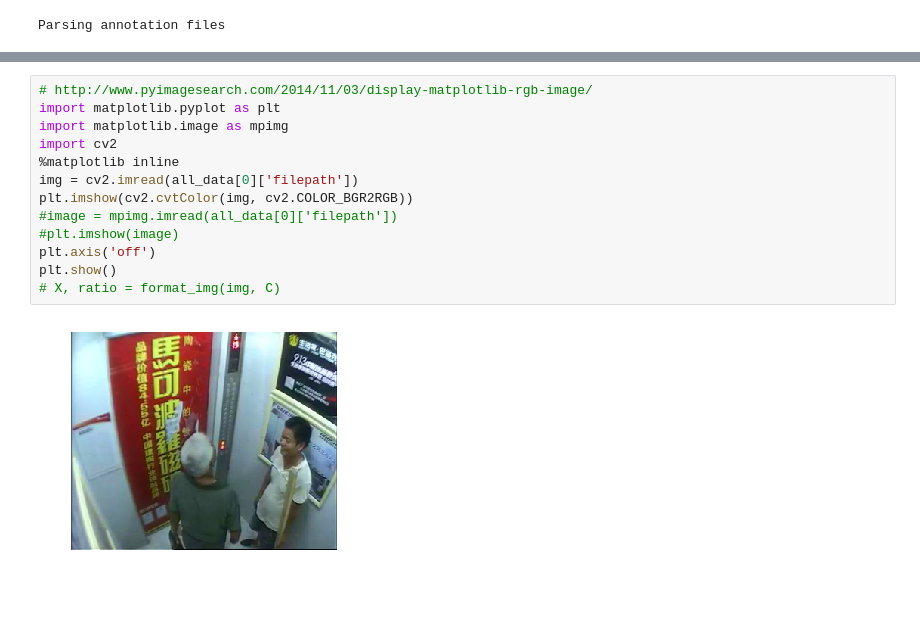
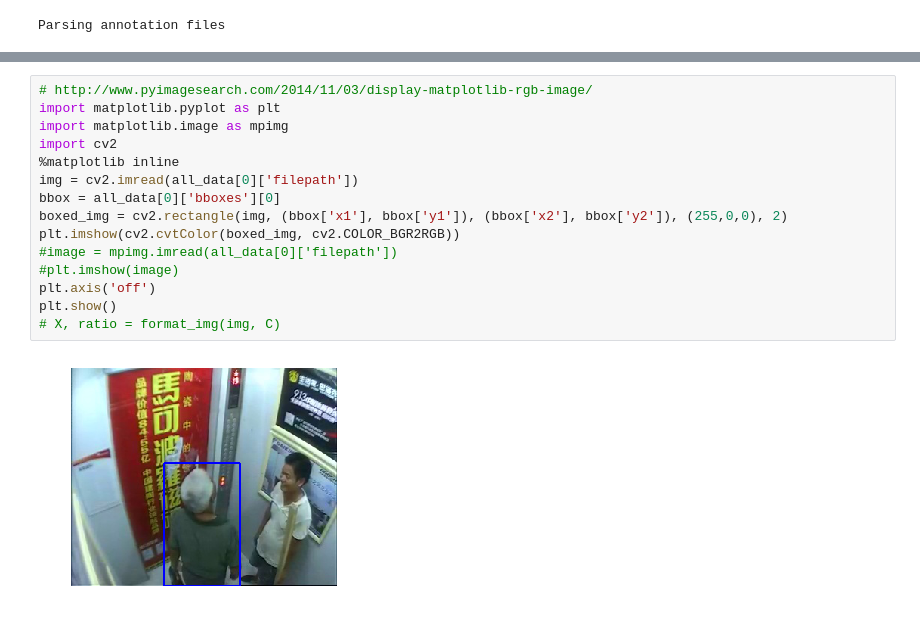
Before and after one commit to peter6888/keras-frcnn, a Jupyter notebook: test_simple_parser.ipynb, the cells around one changed output, grey strips where cells are left out. Cells and saved outputs as stored; diff of their text form.

Commit message:
multi bbox

```diff
--- a/test_simple_parser.ipynb
+++ b/test_simple_parser.ipynb
@@ -51,15 +51,17 @@ print(all_data)
 # %%
 # http://www.pyimagesearch.com/2014/11/03/display-matplotlib-rgb-image/
 import matplotlib.pyplot as plt
 import matplotlib.image as mpimg
 import cv2
 %matplotlib inline
 img = cv2.imread(all_data[0]['filepath'])
-plt.imshow(cv2.cvtColor(img, cv2.COLOR_BGR2RGB))
+bbox = all_data[0]['bboxes'][0]
+boxed_img = cv2.rectangle(img, (bbox['x1'], bbox['y1']), (bbox['x2'], bbox['y2']), (255,0,0), 2)
+plt.imshow(cv2.cvtColor(boxed_img, cv2.COLOR_BGR2RGB))
 #image = mpimg.imread(all_data[0]['filepath'])
 #plt.imshow(image)
 plt.axis('off')
 plt.show()
 # X, ratio = format_img(img, C)
 # %% [output]
-[figure, old version]
+[figure, new version]
```
Also changed, not shown: parts of 3 cells of this notebook, 1 other file.
